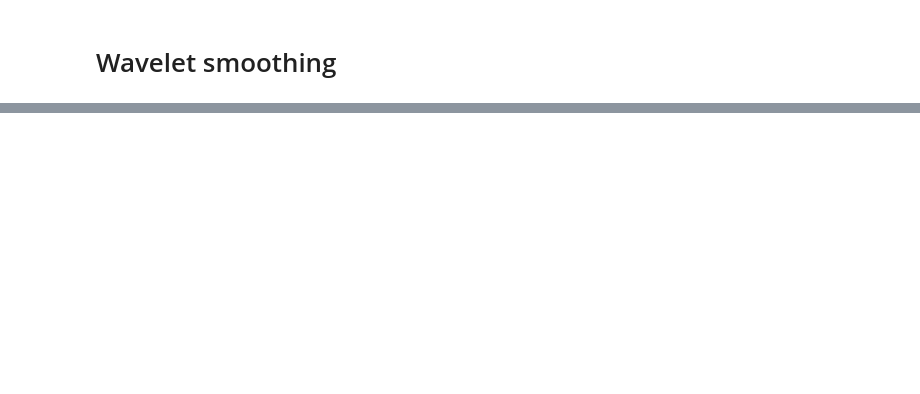
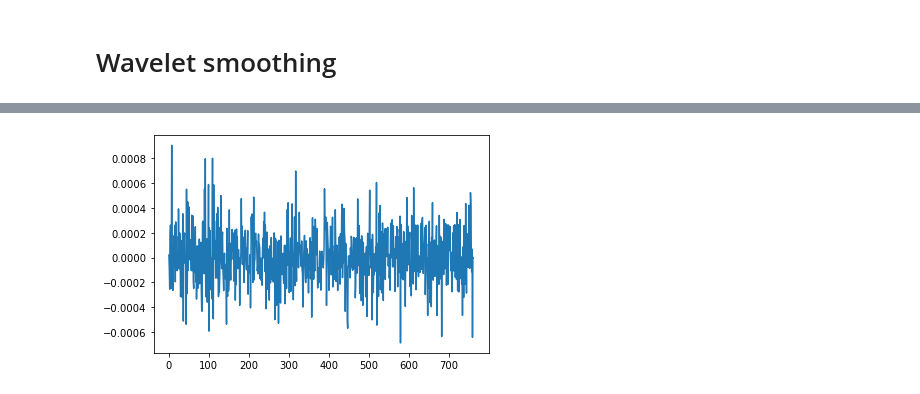
Before and after one commit to eriesp/FDAxEEG, a Jupyter notebook: Dataset/Wavelet_smoothing.ipynb, the cells around one changed output, grey strips where cells are left out. Cells and saved outputs as stored; diff of their text form; code cells hidden in the pictures; blank space fills up the shorter version.

```diff
--- a/Dataset/Wavelet_smoothing.ipynb
+++ b/Dataset/Wavelet_smoothing.ipynb
@@ -37,3 +31,5 @@ array([[-1.15279003e-05,  9.53721303e-05,  1.98675255e-04, ...,
+# %%
+fp1=signals[0]
 # %%
 raw.plot()
 # %% [output]
@@ -41,0 +38,3 @@ raw.plot()
+# %%
+coeffs = pywt.wavedec(fp1, 'db2', level=4)
+coeffs
@@ -41,0 +59,7 @@ raw.plot()
+# %%
+A=coeffs[1]
+# %%
+plt.pyplot.plot(A)
+plt.pyplot.show()
+# %% [output]
+[figure, added]
```
Also changed, not shown: parts of 6 cells of this notebook.
